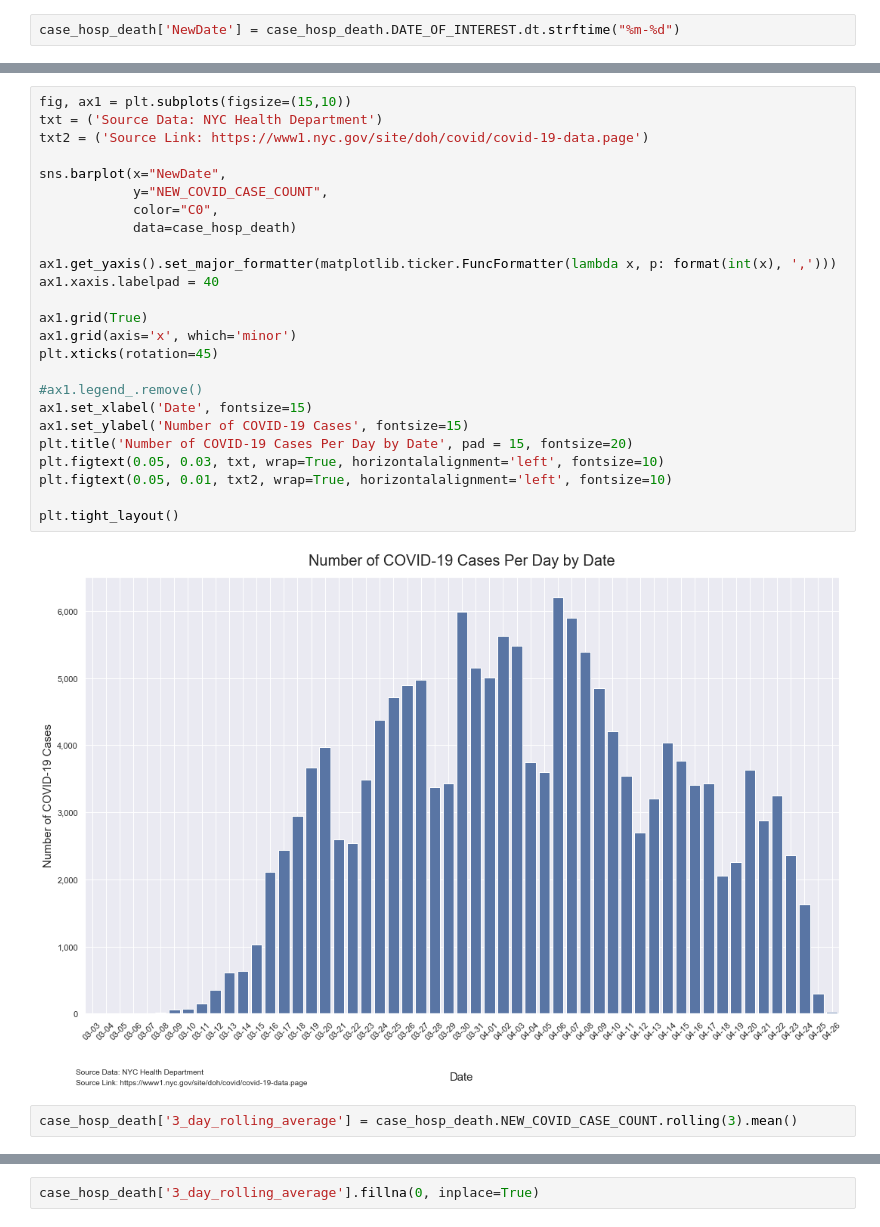
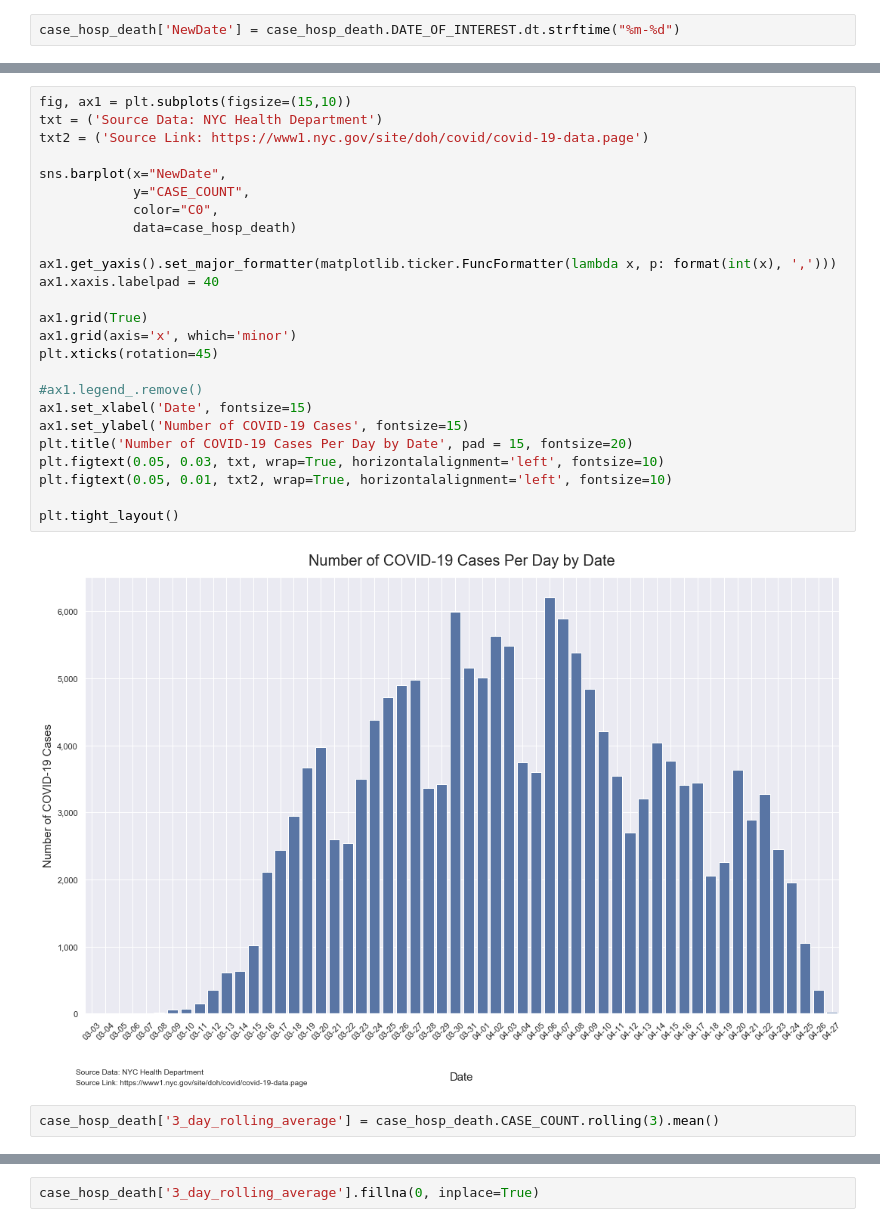
Before and after one commit to mebauer/covid-19-nyc, a Jupyter notebook: covid-19-nyc.ipynb, the cells around one changed output, grey strips where cells are left out. Saved outputs shown, nothing was run; the diff lists cells and outputs as text.

```diff
--- a/covid-19-nyc.ipynb
+++ b/covid-19-nyc.ipynb
@@ -248,32 +248,32 @@ case_hosp_death.head()
 # %%
 fig, ax1 = plt.subplots(figsize=(15,10))
 txt = ('Source Data: NYC Health Department')
 txt2 = ('Source Link: https://www1.nyc.gov/site/doh/covid/covid-19-data.page')
 
 sns.barplot(x="NewDate",
-            y="NEW_COVID_CASE_COUNT",
+            y="CASE_COUNT",
             color="C0",
             data=case_hosp_death)
 
 ax1.get_yaxis().set_major_formatter(matplotlib.ticker.FuncFormatter(lambda x, p: format(int(x), ',')))
 ax1.xaxis.labelpad = 40
 
 ax1.grid(True)
 ax1.grid(axis='x', which='minor')
 plt.xticks(rotation=45)
 
 #ax1.legend_.remove()
 ax1.set_xlabel('Date', fontsize=15)
 ax1.set_ylabel('Number of COVID-19 Cases', fontsize=15)
 plt.title('Number of COVID-19 Cases Per Day by Date', pad = 15, fontsize=20)
 plt.figtext(0.05, 0.03, txt, wrap=True, horizontalalignment='left', fontsize=10)
 plt.figtext(0.05, 0.01, txt2, wrap=True, horizontalalignment='left', fontsize=10)
 
 plt.tight_layout()
 # %% [output]
-[figure, old version]
+[figure, new version]
 # %%
-case_hosp_death['3_day_rolling_average'] = case_hosp_death.NEW_COVID_CASE_COUNT.rolling(3).mean()
+case_hosp_death['3_day_rolling_average'] = case_hosp_death.CASE_COUNT.rolling(3).mean()
 # %%
 case_hosp_death.head()
 # %% [output]
```
Also changed, not shown: parts of 15 cells of this notebook, 2 other files.
